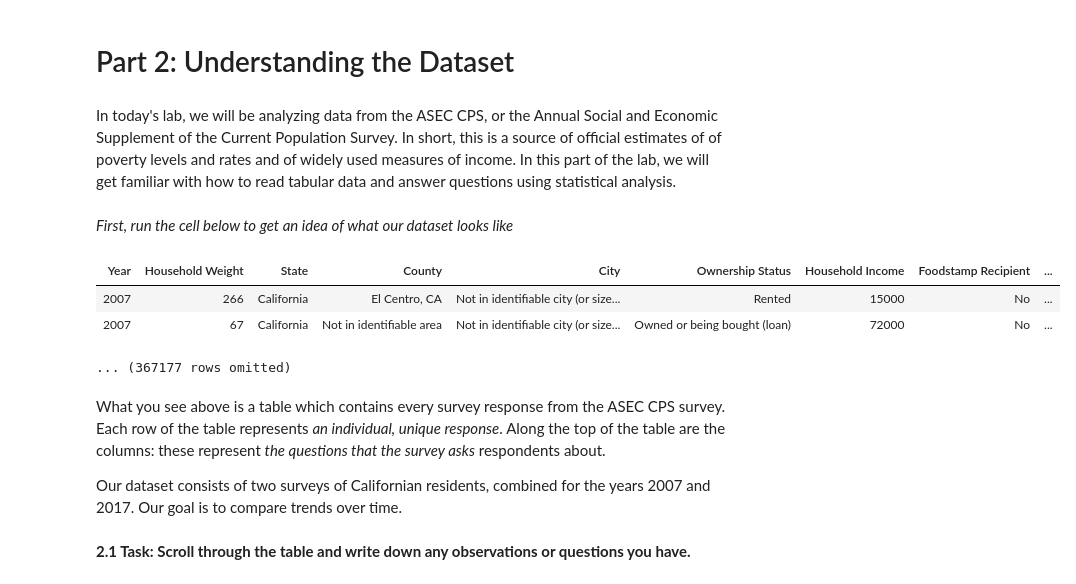
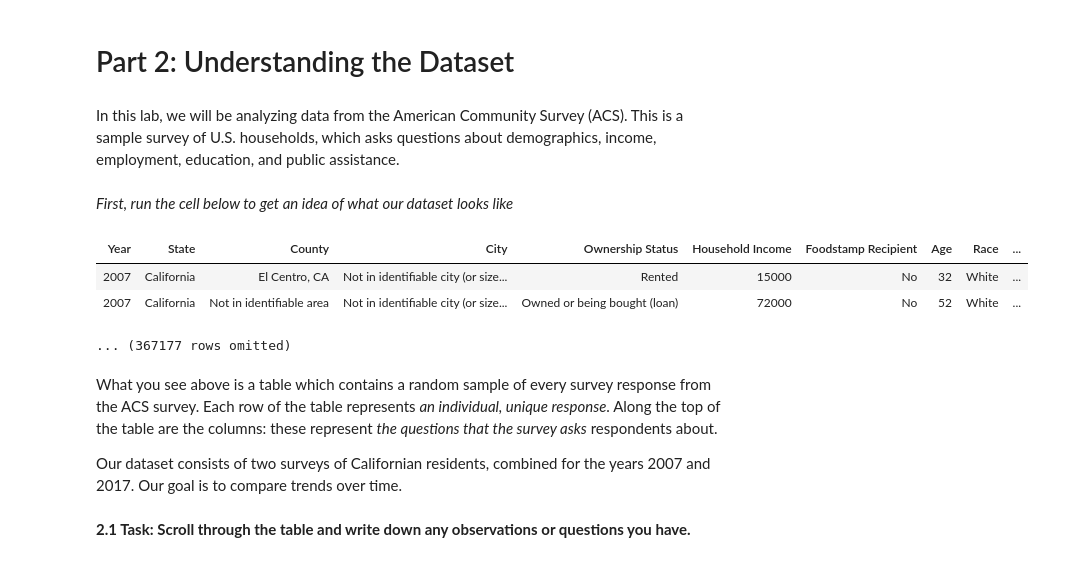
Before and after one commit to ds-modules/CP-113A, a Jupyter notebook: Final-Notebook2.ipynb, the cells around one changed output. Cells and saved outputs as stored; diff of their text form; code cells hidden in the pictures.

```diff
--- a/Final-Notebook2.ipynb
+++ b/Final-Notebook2.ipynb
@@ -75,20 +73,20 @@ warnings.filterwarnings("ignore")
 sns.set(style="whitegrid")
 # %% [markdown]
 # Part 2: Understanding the Dataset
-# %% [markdown]
-In today's lab, we will be analyzing data from the ASEC CPS, or the Annual Social and Economic Supplement of the Current Population Survey. In short, this is a source of official estimates of of poverty levels and rates and of widely used measures of income. In this part of the lab, we will get familiar with how to read tabular data and answer questions using statistical analysis.
+# %% [markdown]
+In this lab, we will be analyzing data from the American Community Survey (ACS). This is a sample survey of U.S. households, which asks questions about demographics, income, employment, education, and public assistance.
 # %% [markdown]
 *First, run the cell below to get an idea of what our dataset looks like*
 # %%
-asec_cps = Table().read_table('fulldata.csv')
-asec_cps.show(2)
+acs_data = Table().read_table('fulldata_v2.csv')
+acs_data.show(2)
 # %% [output]
-| Year | Household Weight | State | County | City | Ownership Status | Household Income | Foodstamp Recipient | ... |
-| 2007 | 266 | California | El Centro, CA | Not in identifiable city (or size... | Rented | 15000 | No | ... |
-| 2007 | 67 | California | Not in identifiable area | Not in identifiable city (or size... | Owned or being bought (loan) | 72000 | No | ... |
+| Year | State | County | City | Ownership Status | Household Income | Foodstamp Recipient | Age | Race | ... |
+| 2007 | California | El Centro, CA | Not in identifiable city (or size... | Rented | 15000 | No | 32 | White | ... |
+| 2007 | California | Not in identifiable area | Not in identifiable city (or size... | Owned or being bought (loan) | 72000 | No | 52 | White | ... |
 ... (367177 rows omitted)
 # %% [markdown]
-What you see above is a table which contains every survey response from the ASEC CPS survey. Each row of the table represents *an individual, unique response*. Along the top of the table are the columns: these represent *the questions that the survey asks* respondents about.
+What you see above is a table which contains a random sample of every survey response from the ACS survey. Each row of the table represents *an individual, unique response*. Along the top of the table are the columns: these represent *the questions that the survey asks* respondents about.
 
 Our dataset consists of two surveys of Californian residents, combined for the years 2007 and 2017. Our goal is to compare trends over time.
 # %% [markdown]
```
Also changed, not shown: parts of 85 cells of this notebook, 3 other files.
